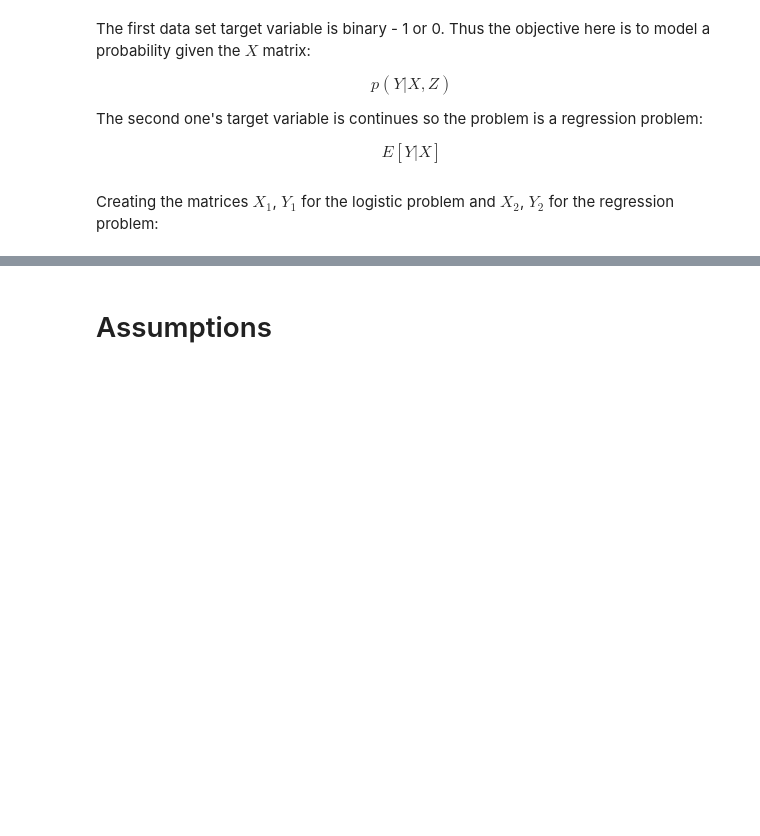
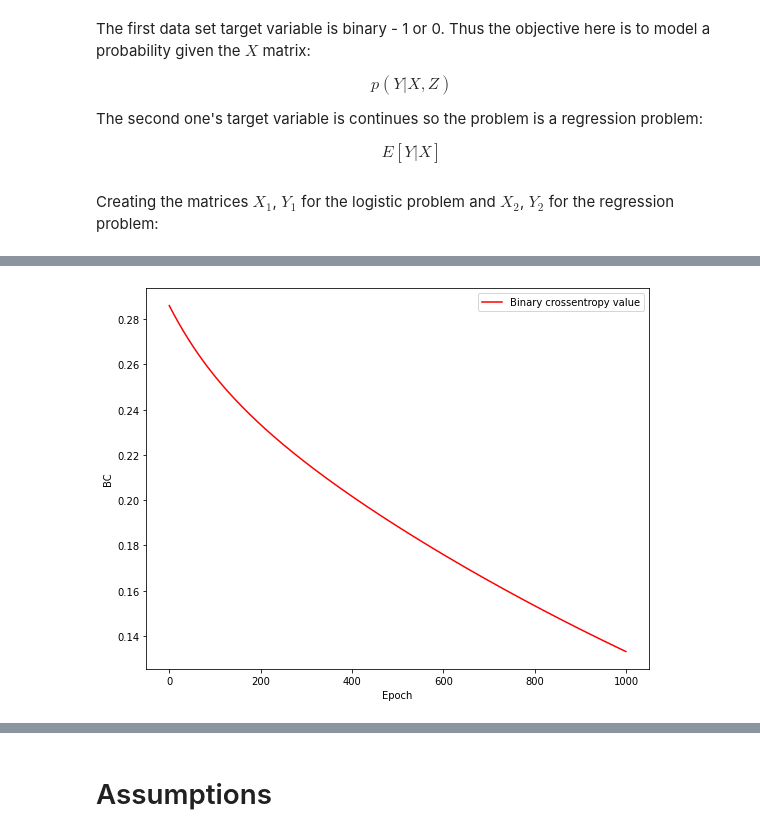
Before and after one commit to Eligijus112/multitask-learning, a Jupyter notebook: multitask-learning.ipynb, the cells around one changed output, grey strips where cells are left out. Drawn from its saved outputs; the diff is of its cells as text; code cells hidden in the pictures; blank space fills up the shorter version.

```diff
--- a/multitask-learning.ipynb
+++ b/multitask-learning.ipynb
@@ -85,0 +250,6 @@ X2, Y2 = d2[features], d2['y2']
+# %%
+# Compiling the model
+model.compile(loss=losses.BinaryCrossentropy(), optimizer='sgd')
+
+# Fitting the model
+history = model.fit([X1, Z1], Y1, epochs = 1000)
@@ -85,0 +274,13 @@ X2, Y2 = d2[features], d2['y2']
+# %%
+loss = history.history['loss']
+
+epochs = range(len(loss))
+
+plt.figure(figsize=(9, 7))
+plt.plot(epochs, loss, 'r', label='Binary crossentropy value')
+plt.legend(loc=0)
+plt.xlabel('Epoch')
+plt.ylabel('BC')
+plt.show()
+# %% [output]
+[figure, added]
```
Also changed, not shown: parts of 37 cells of this notebook, 2 other files.
